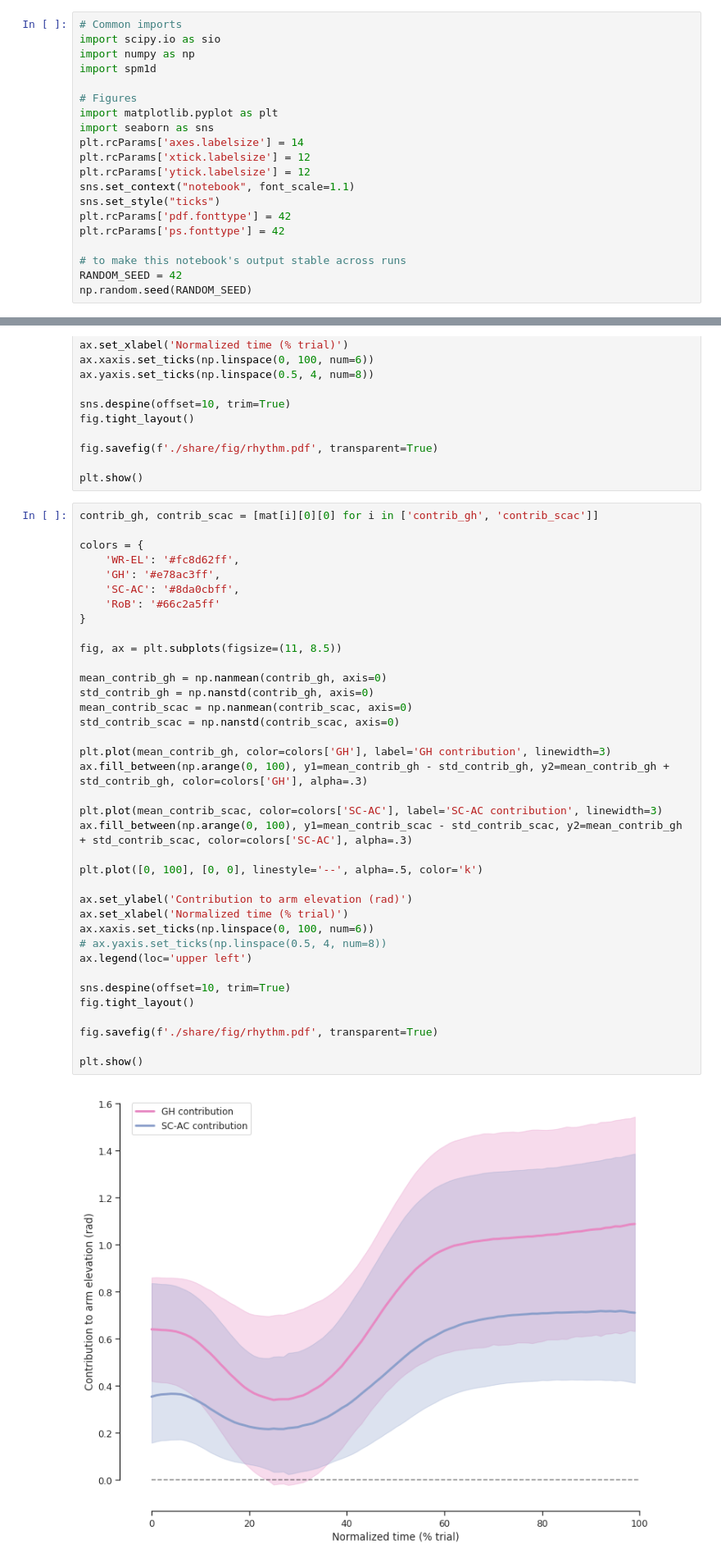
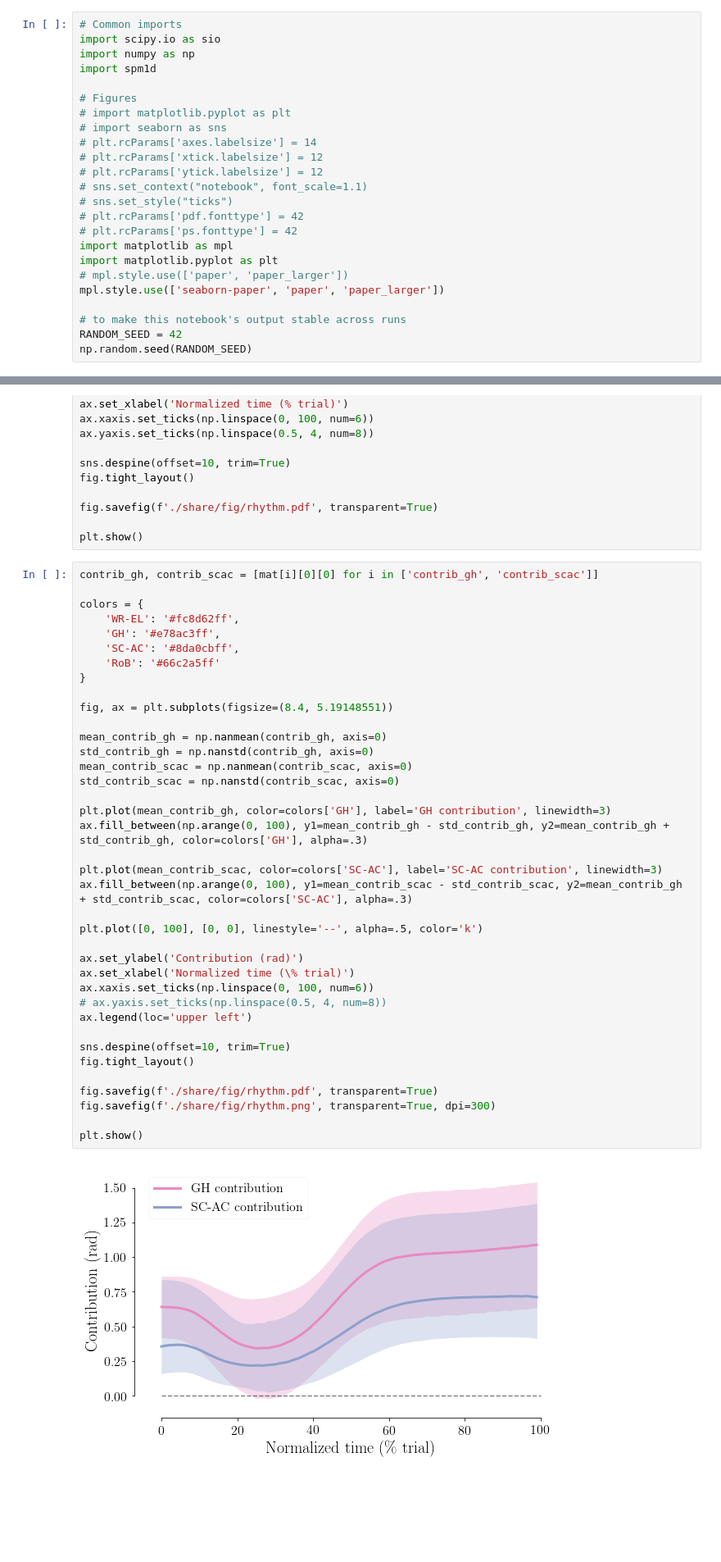
Before and after one commit to romainmartinez/SHR, a Jupyter notebook: 1_spm.ipynb, the cells around one changed output, grey strips where cells are left out. Shown at 82% size. Drawn from its saved outputs; the diff is of its cells as text; blank space fills up the shorter version.

```diff
--- a/1_spm.ipynb
+++ b/1_spm.ipynb
@@ -8,15 +8,19 @@ import numpy as np
 import spm1d
 
 # Figures
+# import matplotlib.pyplot as plt
+# import seaborn as sns
+# plt.rcParams['axes.labelsize'] = 14
+# plt.rcParams['xtick.labelsize'] = 12
+# plt.rcParams['ytick.labelsize'] = 12
+# sns.set_context("notebook", font_scale=1.1)
+# sns.set_style("ticks")
+# plt.rcParams['pdf.fonttype'] = 42
+# plt.rcParams['ps.fonttype'] = 42
+import matplotlib as mpl
 import matplotlib.pyplot as plt
-import seaborn as sns
-plt.rcParams['axes.labelsize'] = 14
-plt.rcParams['xtick.labelsize'] = 12
-plt.rcParams['ytick.labelsize'] = 12
-sns.set_context("notebook", font_scale=1.1)
-sns.set_style("ticks")
-plt.rcParams['pdf.fonttype'] = 42
-plt.rcParams['ps.fonttype'] = 42
+# mpl.style.use(['paper', 'paper_larger'])
+mpl.style.use(['seaborn-paper', 'paper', 'paper_larger'])
 
 # to make this notebook's output stable across runs
 RANDOM_SEED = 42
@@ -167,34 +169,35 @@ colors = {
     'GH': '#e78ac3ff',
     'SC-AC': '#8da0cbff',
     'RoB': '#66c2a5ff'
 }
 
-fig, ax = plt.subplots(figsize=(11, 8.5))
+fig, ax = plt.subplots(figsize=(8.4, 5.19148551))
 
 mean_contrib_gh = np.nanmean(contrib_gh, axis=0)
 std_contrib_gh = np.nanstd(contrib_gh, axis=0)
 mean_contrib_scac = np.nanmean(contrib_scac, axis=0)
 std_contrib_scac = np.nanstd(contrib_scac, axis=0)
 
 plt.plot(mean_contrib_gh, color=colors['GH'], label='GH contribution', linewidth=3)
 ax.fill_between(np.arange(0, 100), y1=mean_contrib_gh - std_contrib_gh, y2=mean_contrib_gh + std_contrib_gh, color=colors['GH'], alpha=.3)
 
 plt.plot(mean_contrib_scac, color=colors['SC-AC'], label='SC-AC contribution', linewidth=3)
 ax.fill_between(np.arange(0, 100), y1=mean_contrib_scac - std_contrib_scac, y2=mean_contrib_gh + std_contrib_scac, color=colors['SC-AC'], alpha=.3)
 
 plt.plot([0, 100], [0, 0], linestyle='--', alpha=.5, color='k')
 
-ax.set_ylabel('Contribution to arm elevation (rad)')
-ax.set_xlabel('Normalized time (% trial)')
+ax.set_ylabel('Contribution (rad)')
+ax.set_xlabel('Normalized time (\% trial)')
 ax.xaxis.set_ticks(np.linspace(0, 100, num=6))
 # ax.yaxis.set_ticks(np.linspace(0.5, 4, num=8))
 ax.legend(loc='upper left')
 
 sns.despine(offset=10, trim=True)
 fig.tight_layout()
 
 fig.savefig(f'./share/fig/rhythm.pdf', transparent=True)
+fig.savefig(f'./share/fig/rhythm.png', transparent=True, dpi=300)
 
 plt.show()
 # %% [output]
-[figure, old version]
+[figure, new version]
```
Also changed, not shown: parts of 1 cell of this notebook, 2 other files.
